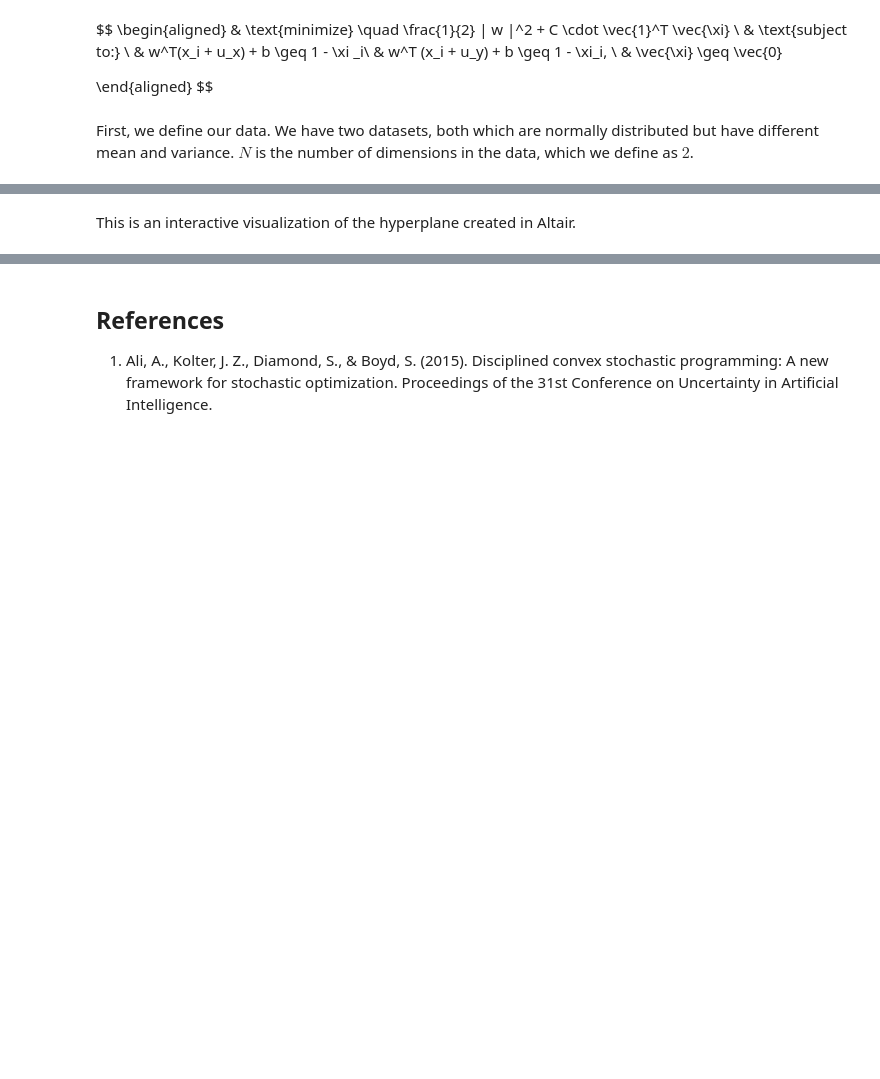
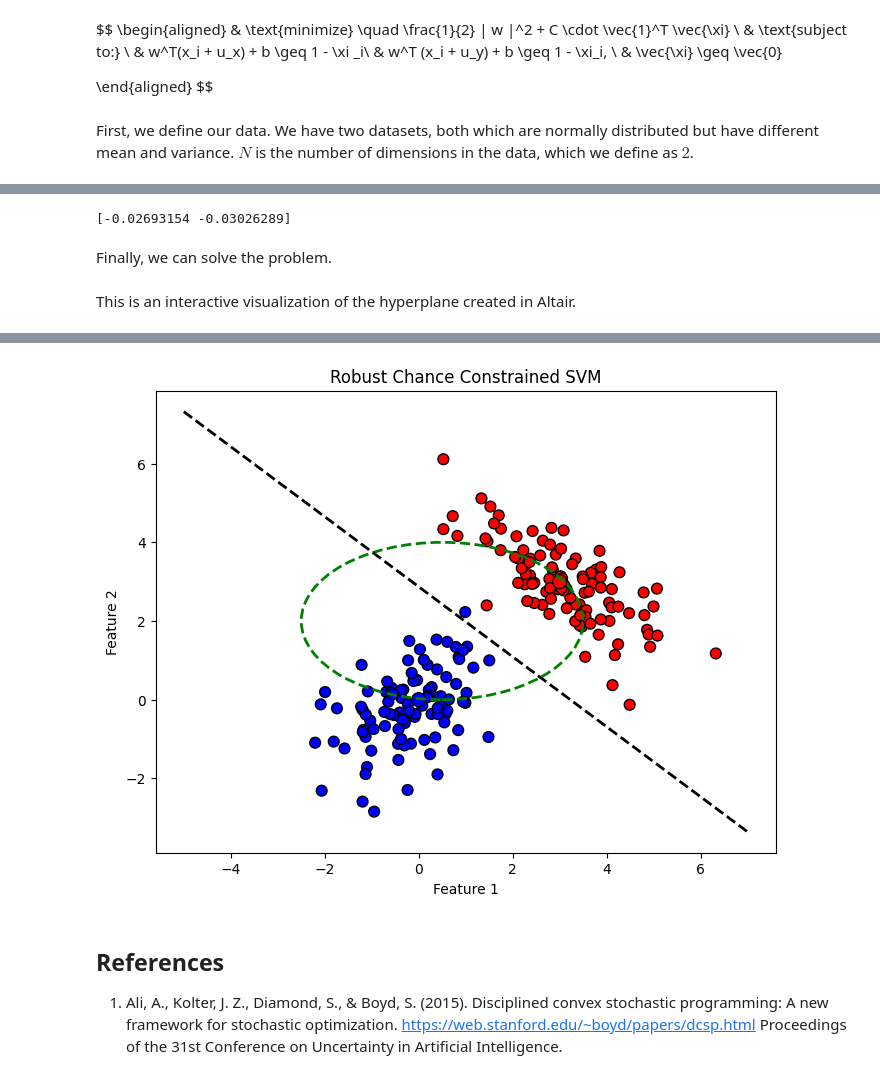
Before and after one commit to stellatogrp/lropt, a Jupyter notebook: docs/getting_started/robust_problems/robust_svm.ipynb, the cells around one changed output, grey strips where cells are left out. Saved outputs shown, nothing was run; the diff lists cells and outputs as text; code cells hidden in the pictures; blank space fills up the shorter version.

```diff
--- a/docs/getting_started/robust_problems/robust_svm.ipynb
+++ b/docs/getting_started/robust_problems/robust_svm.ipynb
@@ -34,6 +39,8 @@ N=2
 M = 100
 C = 0.01 #Regularization Constant
 V = 2
+RHO = 0.1
+P = 2
 MU_1 = np.array([0, 0])           # Mean for class 1
 SIG_1 = np.array([[1, 0.5],       # Covariance for class 1
                   [0.5, 1]])
@@ -77,5 +84,12 @@ Finally, we can solve the problem. Note that the value of 'b' in the uncertainty
+# %%
+b = solve_svm()[0]
+print(b)
+# %% [output]
+[-0.02693154 -0.03026289]
+# %% [markdown]
+Finally, we can solve the problem.
 # %%
-v = solve_svm(lropt.Ellipsoidal(p = 2,rho=0.1, b = solve_svm()[0]))
+v = solve_svm(lropt.Ellipsoidal(p = P,rho=RHO, b = solve_svm()[0]))
 w_opt = v[0]
 b_opt = v[1]
 # %% [markdown]
@@ -145,7 +159,61 @@ chart = chart.properties(
 chart.show()
 # %% [output]
 [interactive output not drawn]
+# %%
+df = pd.DataFrame({
+    'Feature 1': np.vstack([DATA_1, DATA_2])[:, 0],
+    'Feature 2': np.vstack([DATA_1, DATA_2])[:, 1],
+    'Class': ['Class 1'] * M + ['Class 2'] * M
+})
+
+colors = {'Class 1': 'blue', 'Class 2': 'red'}
+x_range = np.linspace(-5, 7, 100)
+y_range = - (w_opt[0] * x_range + b_opt) / w_opt[1]
+
+
+mean_df = pd.DataFrame({
+    'Feature 1': [MU_1[0], MU_2[0]],
+    'Feature 2': [MU_1[1], MU_2[1]],
+    'Class': ['Class 1', 'Class 2']
+})
+
+def plot_ellipsoid(ax, center, covariance, color, label=None):
+
+    vals, vecs = np.linalg.eigh(covariance)
+    sort_idx = np.argsort(vals)[::-1]
+    vals, vecs = vals[sort_idx], vecs[:, sort_idx]
+
+
+    width, height = 2 * np.sqrt(vals)
+    angle = np.degrees(np.arctan2(*vecs[:, 0][::-1]))
+
+    ellipse = Ellipse(xy=center, width=width, height=height, angle=angle,
+                      edgecolor=color, facecolor='none', linestyle='--', linewidth=2, label=label)
+    ax.add_patch(ellipse)
+
+sigma = np.array([3, 2])
+center = np.array([0.5, 2])
+covariance = np.diag([sigma_i**2 for sigma_i in sigma])
+
+
+fig, ax = plt.subplots(figsize=(8, 6))
+
+
+sc = ax.scatter(df['Feature 1'], df['Feature 2'], c=df['Class'].map(colors), label=df['Class'].unique(), s=60, edgecolor='k')
+
+
+ax.plot(x_range, y_range, color='black', linestyle='--', linewidth=2, label='Decision Boundary')
+
+ax.scatter(mean_df['Feature 1'], mean_df['Feature 2'], c=mean_df['Class'].map(colors), s=100, edgecolor='k', label='Means')
+plot_ellipsoid(ax, center, covariance, color='green', label='Uncertainty Set')
+ax.set_xlabel('Feature 1')
+ax.set_ylabel('Feature 2')
+ax.set_title('Robust Chance Constrained SVM')
+plt.grid(False)
+plt.show()
+# %% [output]
+[figure, added]
 # %% [markdown]
 ## References
 
-1. Ali, A., Kolter, J. Z., Diamond, S., & Boyd, S. (2015). Disciplined convex stochastic programming: A new framework for stochastic optimization. Proceedings of the 31st Conference on Uncertainty in Artificial Intelligence.
+1. Ali, A., Kolter, J. Z., Diamond, S., & Boyd, S. (2015). Disciplined convex stochastic programming: A new framework for stochastic optimization. https://web.stanford.edu/~boyd/papers/dcsp.html Proceedings of the 31st Conference on Uncertainty in Artificial Intelligence.
```
Also changed, not shown: parts of 3 cells of this notebook, 3 other files.
